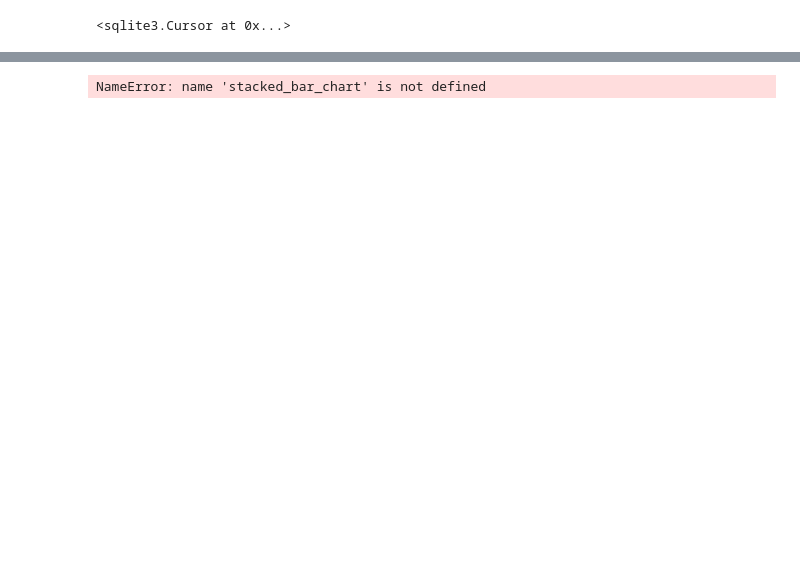
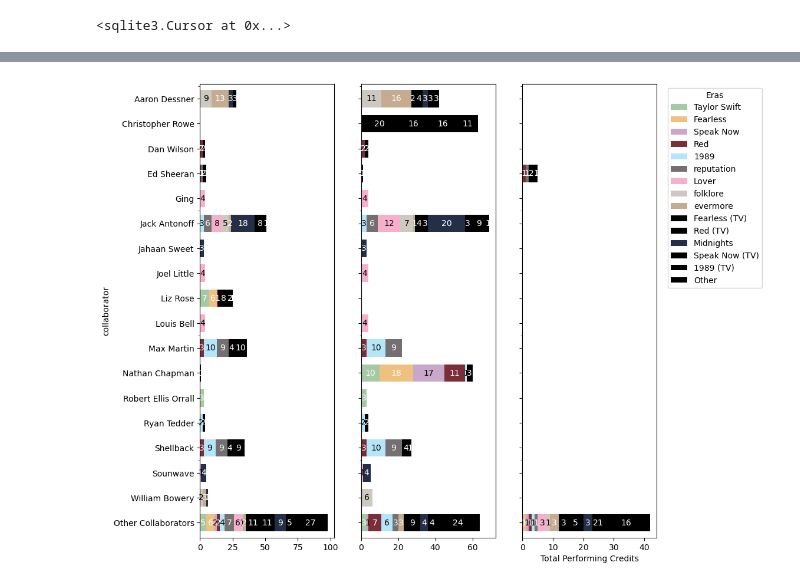
Before and after one commit to madroscla/taylor-swift-discography, a Jupyter notebook: 02_discography_stats.ipynb, the cells around one changed output, grey strips where cells are left out. Drawn from its saved outputs; the diff is of its cells as text; code cells hidden in the pictures; blank space fills up the shorter version.

```diff
--- a/02_discography_stats.ipynb
+++ b/02_discography_stats.ipynb
@@ -95,4 +97,10 @@ collaborators.head(10)
 # %%
-writers_chart = stacked_bar_chart('barh', writers, 'writer', 'song_count', 'era', eras, 'Collaborators by Era - Writers', 'Total Writing Credits', 'Writer', 'Eras')
+fig, axes = plt.subplots(nrows=1, ncols=3, sharey=True)
+writers_chart = charts.stacked_bar_chart('barh', collaborators, 'collaborator', 'writer_count', 'era',
+                                         eras, '', 'Total Writing Credits', 'Collaborator', axes[0], False, '')
+producers_chart = charts.stacked_bar_chart('barh', collaborators, 'collaborator', 'producer_count', 'era',
+                                         eras, '', 'Total Producing Credits', 'Collaborator', axes[1], False, '')
+artists_chart = charts.stacked_bar_chart('barh', collaborators, 'collaborator', 'artist_count', 'era',
+                                         eras, '', 'Total Performing Credits', 'Collaborator', axes[2], True, 'Eras')
 # %% [output]
-NameError: name 'stacked_bar_chart' is not defined
+[figure, added]
```
Also changed, not shown: parts of 12 cells of this notebook, 16 other files.
